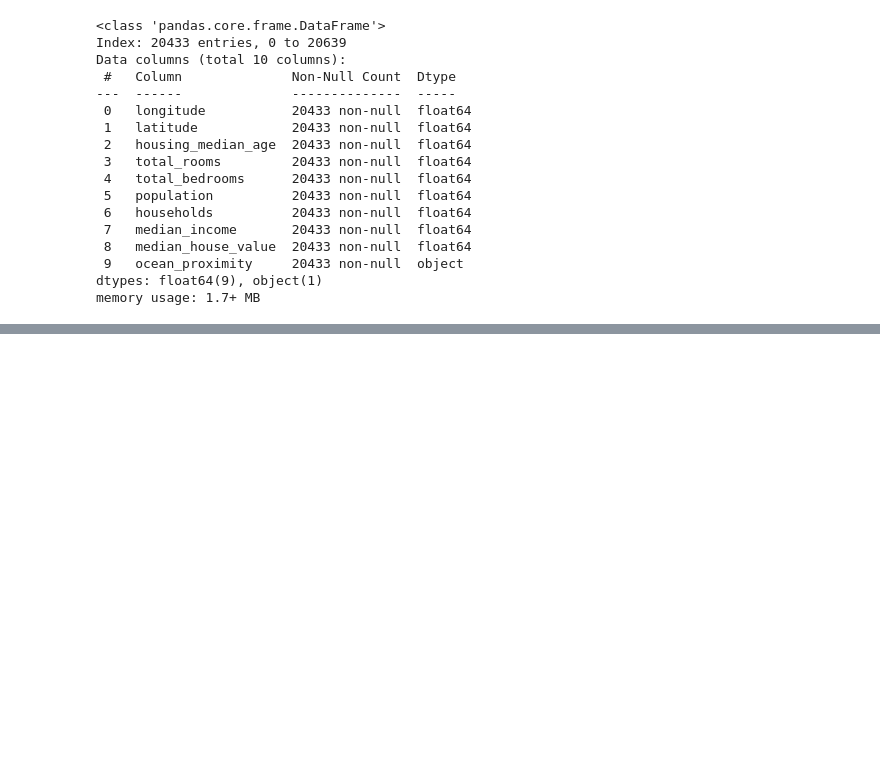
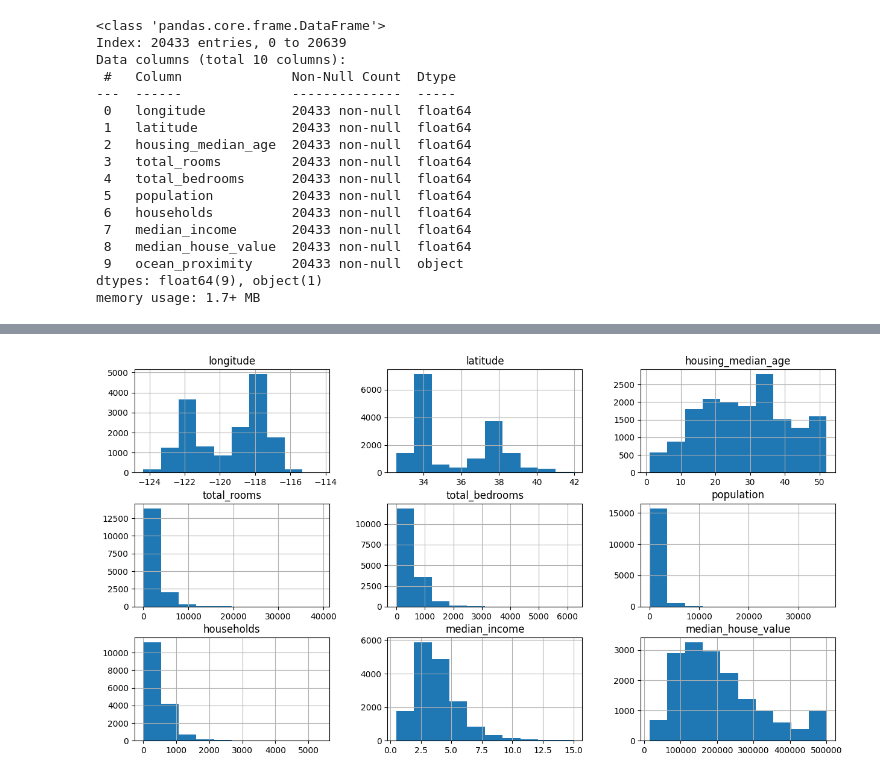
Before and after one commit to toni-the-dude/House-Price-Prediction, a Jupyter notebook: main.ipynb, the cells around one changed output, grey strips where cells are left out. Saved outputs shown, nothing was run; the diff lists cells and outputs as text; code cells hidden in the pictures; blank space fills up the shorter version.

```diff
--- a/main.ipynb
+++ b/main.ipynb
@@ -65,0 +68,3 @@ memory usage: 1.7+ MB
+# %%
+X = data.drop(["median_house_value"], axis=1) # Data without the column whose values we want to predict
+y = data["median_house_value"] # The column whose values we want to predict
@@ -65,0 +102,4 @@ memory usage: 1.7+ MB
+# %%
+X_train, X_test, y_train, y_test = train_test_split(X, y, test_size=0.2) # Split the data into training and testing datasets
+# %%
+train_data = X_train.join(y_train)
@@ -65,0 +122,4 @@ memory usage: 1.7+ MB
+# %%
+train_data.hist(figsize=(15, 8));
+# %% [output]
+[figure, added]
```
Also changed, not shown: parts of 7 cells of this notebook.
